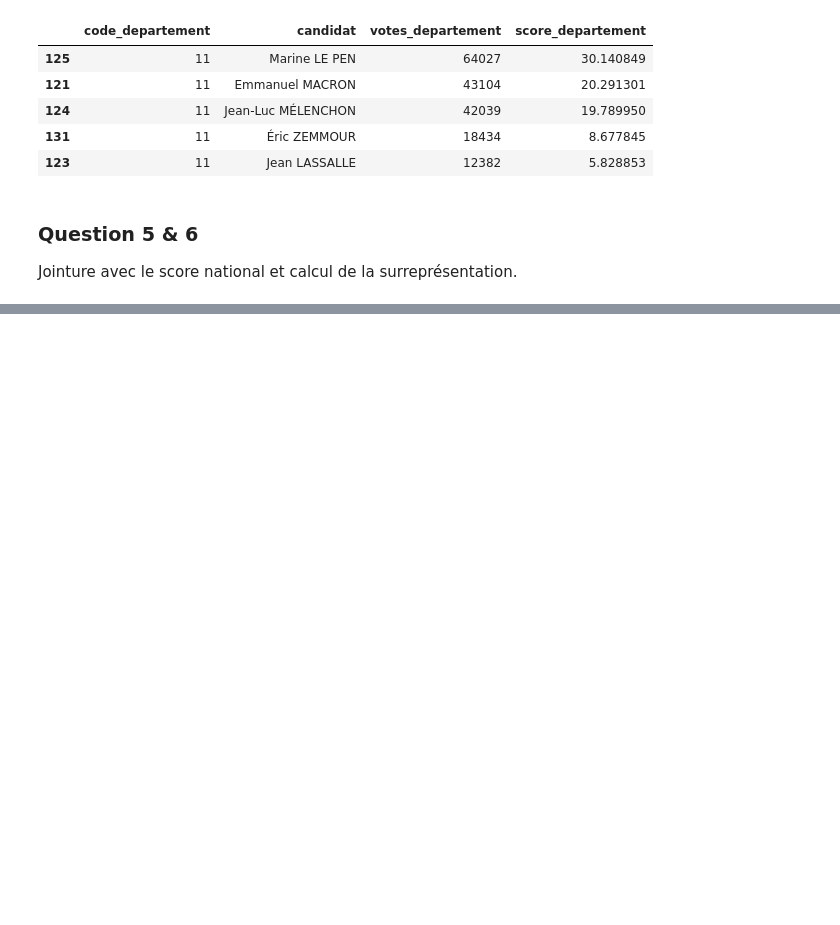
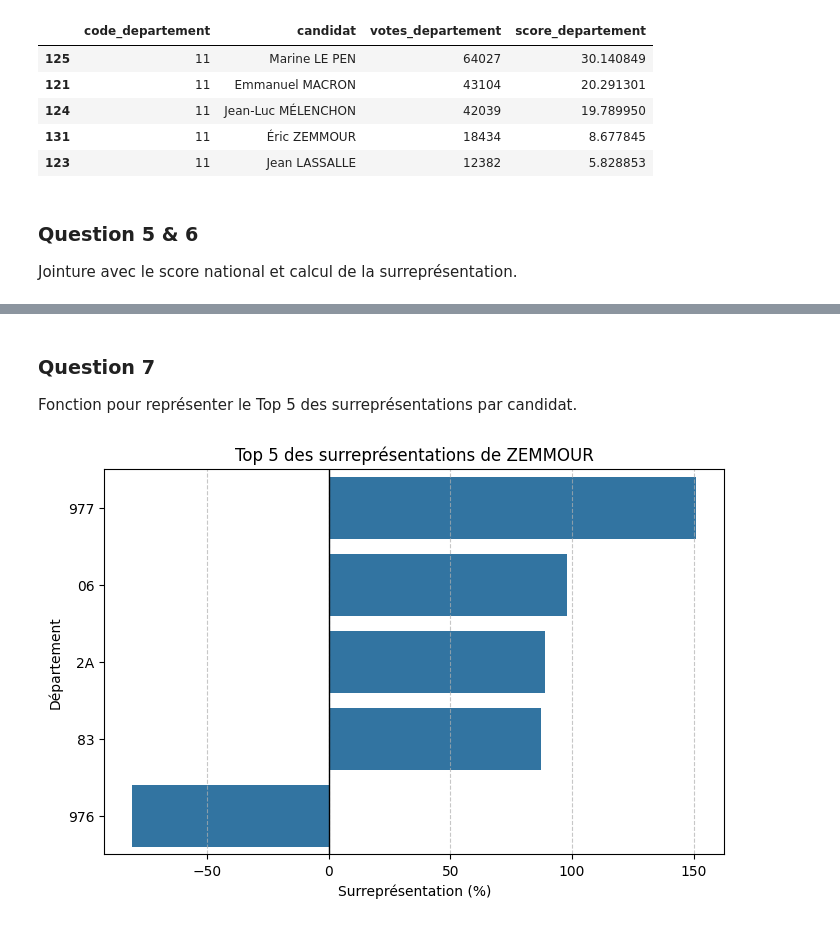
Before and after one commit to JadMzk/PythonDS_Inter, a Jupyter notebook: DM.ipynb, the cells around one changed output, grey strips where cells are left out. Cells and saved outputs as stored; diff of their text form; code cells hidden in the pictures; blank space fills up the shorter version.

Commit message:
Graph Zemmour j'ai essayé de matcher le plus possible avec celui du prof, ajouter ce qui manquait à mon sens

```diff
--- a/DM.ipynb
+++ b/DM.ipynb
@@ -187,3 +187,13 @@ display(aude_check.head())
 # %% [markdown]
 ### Question 5 & 6
 Jointure avec le score national et calcul de la surreprésentation.
+# %%
+# Question 5 : Jointure avec les données nationales
+score_departements = score_departements.merge(national_scores, on='candidat')
+
+# Question 6 : Création de la variable "surrepresentation" en pourcentage
+score_departements['surrepresentation'] = ((score_departements['score_departement'] - score_departements['score_national']) / score_departements['score_national']) * 100
+
+# Vérification (Table 3)
+verif_q5 = score_departements[score_departements['code_departement'] == '11'].sort_values(by='score_departement', ascending=False)
+display(verif_q5[['code_departement', 'candidat', 'votes_departement', 'score_departement', 'votes_national', 'score_national', 'surrepresentation']].head())
@@ -189,0 +207,43 @@ Jointure avec le score national et calcul de la surreprésentation.
+# %% [markdown]
+### Question 7
+Fonction pour représenter le Top 5 des surreprésentations par candidat.
+# %%
+def plot_surrepresentation(nom_candidat, df_scores=score_departements):
+    # On filtre sur le candidat
+    df_cand = df_scores[df_scores['candidat'] == nom_candidat].copy()
+
+    # On calcule la valeur absolue pour trouver le top 5 des écarts
+    df_cand['abs_surrep'] = df_cand['surrepresentation'].abs()
+
+    # On isole le top 5 et on trie pour un bel affichage
+    top_5 = df_cand.sort_values(by='abs_surrep', ascending=False).head(5)
+    top_5 = top_5.sort_values(by='abs_surrep', ascending=False)
+
+    # Configuration de la taille pour matcher celle de l'exemple
+    plt.figure(figsize=(8, 5))
+
+    # Création du barplot horizontal avec Seaborn
+    sns.barplot(
+        data=top_5,
+        x='surrepresentation',
+        y='code_departement',
+    )
+
+    # On récupère le nom de famille pour le titre
+    nom_famille = nom_candidat.split()[-1]
+    plt.title(f"Top 5 des surreprésentations de {nom_famille}")
+    plt.xlabel("Surreprésentation (%)")
+    plt.ylabel("Département")
+
+    # Ajout d'une ligne verticale à 0 pour bien visualiser les écarts positifs/négatifs
+    plt.axvline(0, color='black', linewidth=1)
+
+    # Ajout d'une grille légère pour faciliter la lecture (c'est pas dans l'exemple mais c'est mieux)
+    plt.grid(axis='x', linestyle='--', alpha=0.7)
+
+    plt.show()
+
+# Test de la fonction
+plot_surrepresentation("Éric ZEMMOUR")
+# %% [output]
+[figure, added]
```
Also changed, not shown: parts of 3 cells of this notebook.
